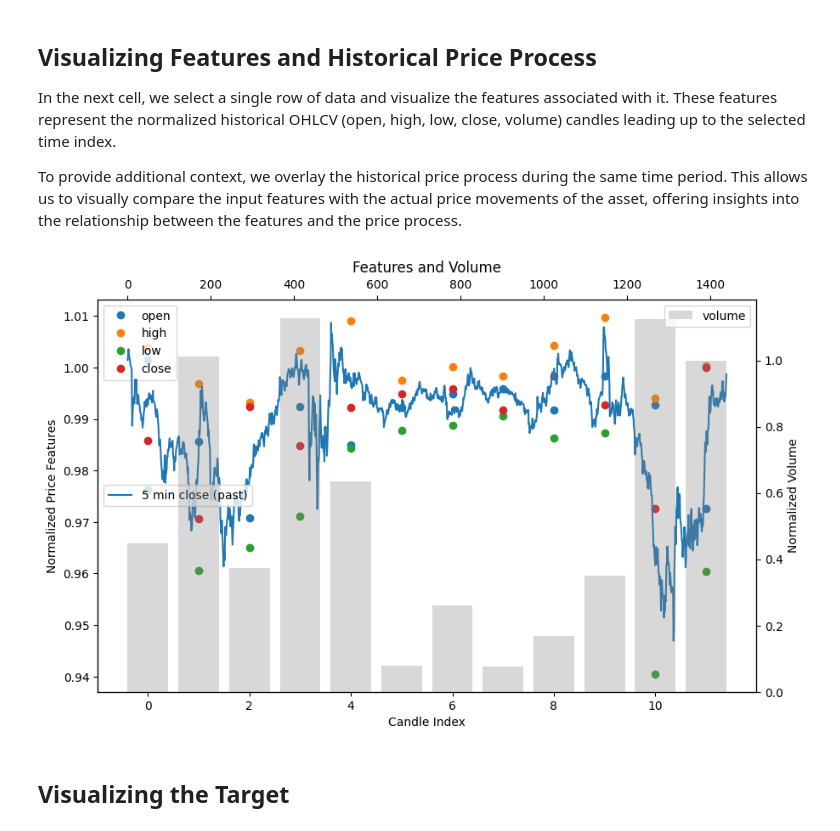
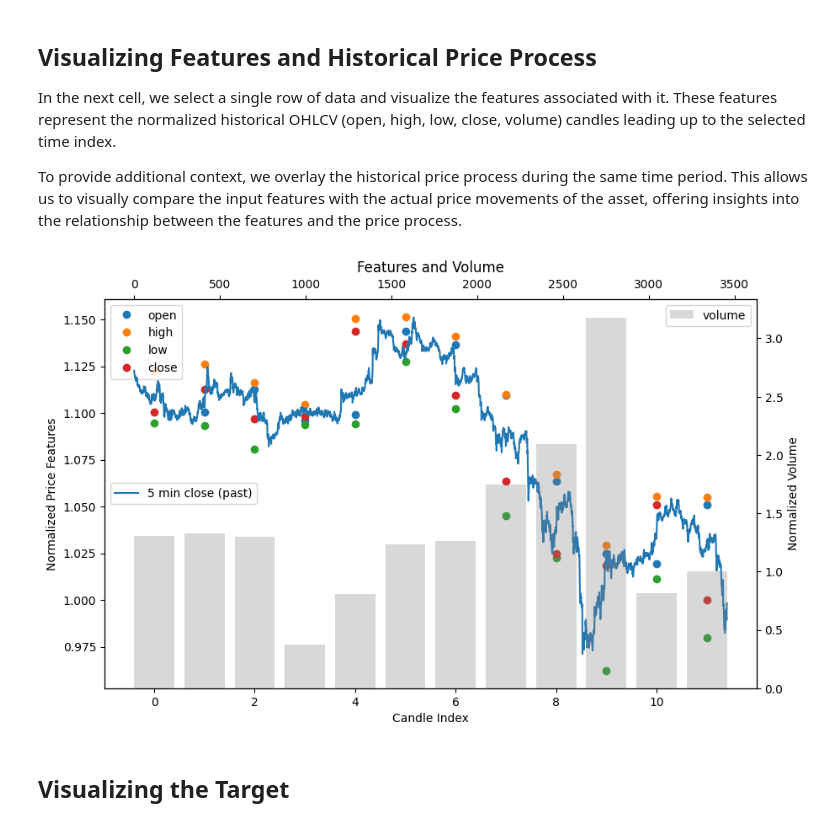
Before and after one commit to allora-network/allora-forge-builder-kit, a Jupyter notebook: notebooks/Allora Forge ML Workflow.ipynb, the cells around one changed output. Drawn from its saved outputs; the diff is of its cells as text; code cells hidden in the pictures.

```diff
--- a/notebooks/Allora Forge ML Workflow.ipynb
+++ b/notebooks/Allora Forge ML Workflow.ipynb
@@ -80,7 +79,7 @@ We'll visualize the resulting features a few cells below, so you can see exactly
 # %%
 ticker = "btcusd" #eg btcusd, ethusd, solusd
 tickers = [ticker] # for just btc: tickers=['btc']
-hours_needed = 5*24             # Number of historical hours for feature lookback window
+hours_needed = 12*24             # Number of historical hours for feature lookback window
 number_of_input_candles = 12    # Number of candles for input features
 target_length = 24            # Number of hours into the future for target (depends on forge competition)
 
@@ -120,9 +119,9 @@ For a 24-hour target:
 # %%
 # Get training, validation, and test data
 X_train, y_train, X_val, y_val, X_test, y_test = workflow.get_train_validation_test_data(
-    from_month="2023-01",
-    validation_months=3,
-    test_months=3,
+    from_month="2021-01",
+    validation_months=6,
+    test_months=6,
     force_redownload=False  # Set to True to force re-download of fresh data
 )
 
@@ -191,41 +190,41 @@ In the next cell, we select a single row of data and visualize the features asso
 
 To provide additional context, we overlay the historical price process during the same time period. This allows us to visually compare the input features with the actual price movements of the asset, offering insights into the relationship between the features and the price process.
 # %%
-this_data = X_train.loc[(slice(None), 'btcusd'), :]
+this_data = X_train.loc[(slice(None), ticker), :]
 
 data_idx = -10000  # which data point to visualize
 
 fig, ax1 = plt.subplots(figsize=(10, 6))
 
 # Plot features based on data_idx
 ax1.plot([this_data.iloc[data_idx][f"feature_open_{i}"] for i in range(number_of_input_candles)], 'o', label="open")
 ax1.plot([this_data.iloc[data_idx][f"feature_high_{i}"] for i in range(number_of_input_candles)], 'o', label="high")
 ax1.plot([this_data.iloc[data_idx][f"feature_low_{i}"] for i in range(number_of_input_candles)], 'o', label="low")
 ax1.plot([this_data.iloc[data_idx][f"feature_close_{i}"] for i in range(number_of_input_candles)], 'o', label="close")
 ax1.set_xlabel("Candle Index")
 ax1.set_ylabel("Normalized Price Features")
 ax1.legend(loc="upper left")
 
 # Plot past price process based on data_idx
 plt.twiny()
 plt.plot(
     (this_data.iloc[data_idx - (hours_needed * 12):data_idx]['close'].values) / this_data.iloc[data_idx]['close'],
     label="5 min close (past)"
 )
 plt.legend(loc='center left')
 
 # Plot volume as a bar chart with independent y-axis
 ax2 = ax1.twinx()
 ax2.bar(range(number_of_input_candles),
     [this_data.iloc[data_idx][f"feature_volume_{i}"] for i in range(number_of_input_candles)],
     alpha=0.3, color='gray', label="volume")
 ax2.set_ylabel("Normalized Volume")
 ax2.legend(loc="upper right")
 
 plt.title("Features and Volume")
 plt.show()
 # %% [output]
-[figure, old version]
+[figure, new version]
 # %% [markdown]
 ## Visualizing the Target
 # %%
```
Also changed, not shown: parts of 13 cells of this notebook.
